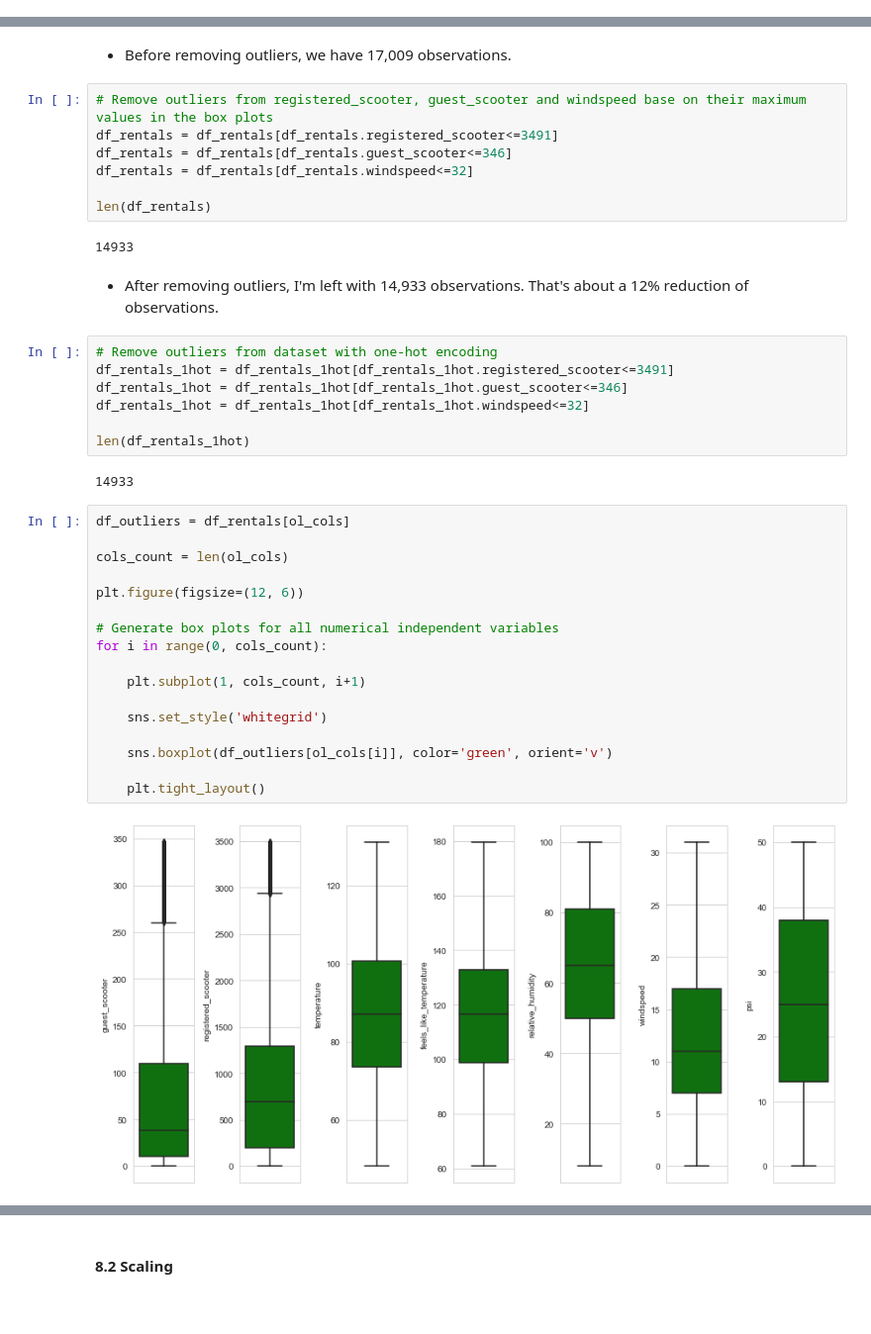
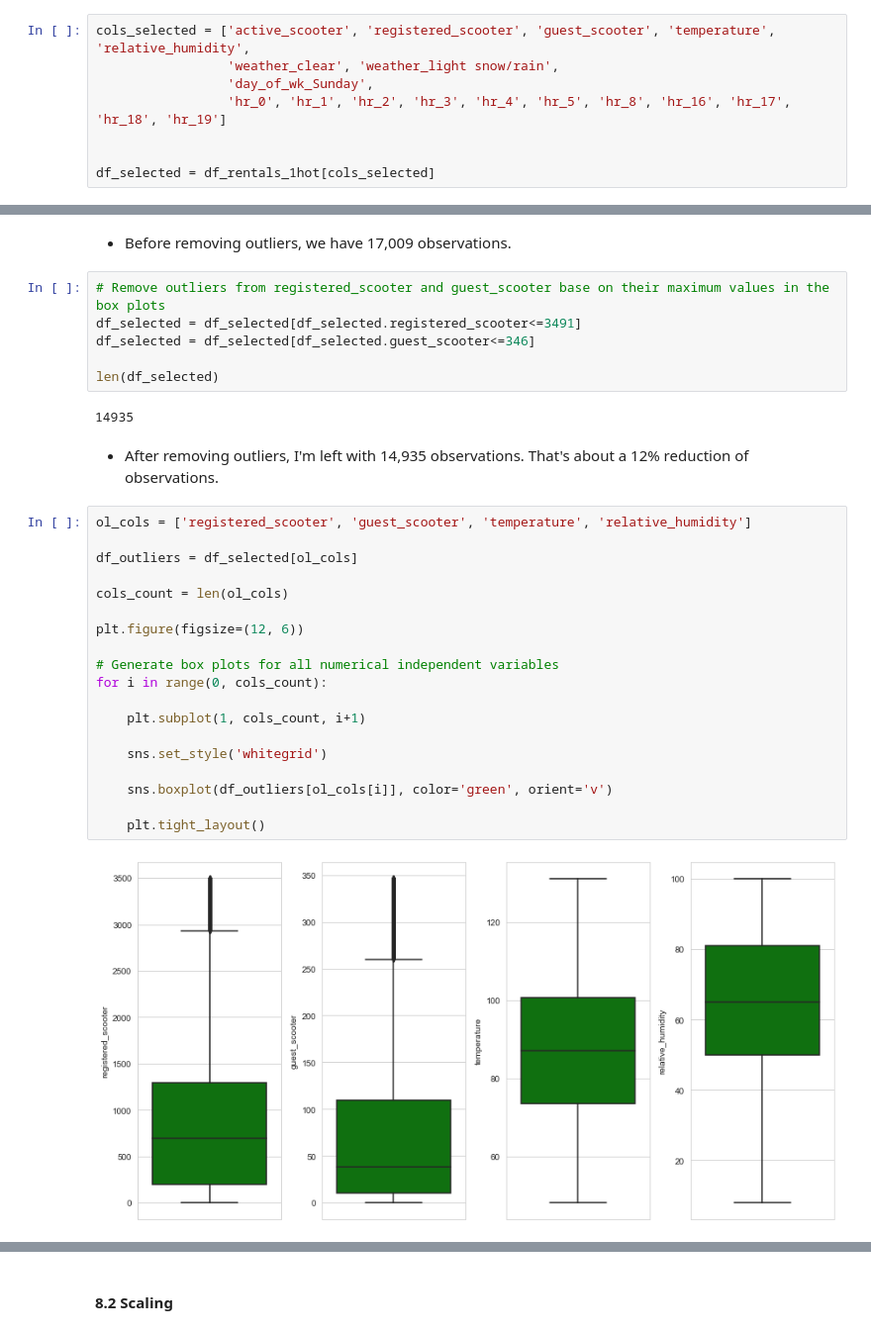
Before and after one commit to hakngrow/aice, a Jupyter notebook: eda.ipynb, the cells around one changed output, grey strips where cells are left out. Shown at 99% size. Cells and saved outputs as stored; diff of their text form; blank space fills up the shorter version.

```diff
--- a/eda.ipynb
+++ b/eda.ipynb
@@ -791,0 +869,8 @@ plt.xlabel('Hour of Day');
+# %%
+cols_selected = ['active_scooter', 'registered_scooter', 'guest_scooter', 'temperature', 'relative_humidity',
+                 'weather_clear', 'weather_light snow/rain',
+                 'day_of_wk_Sunday',
+                 'hr_0', 'hr_1', 'hr_2', 'hr_3', 'hr_4', 'hr_5', 'hr_8', 'hr_16', 'hr_17', 'hr_18', 'hr_19']
+
+
+df_selected = df_rentals_1hot[cols_selected]
@@ -805,43 +897,35 @@ len(df_rentals), len(df_rentals_1hot)
 # %% [markdown]
 - Before removing outliers, we have 17,009 observations.
 # %%
-# Remove outliers from registered_scooter, guest_scooter and windspeed base on their maximum values in the box plots
-df_rentals = df_rentals[df_rentals.registered_scooter<=3491]
-df_rentals = df_rentals[df_rentals.guest_scooter<=346]
-df_rentals = df_rentals[df_rentals.windspeed<=32]
+# Remove outliers from registered_scooter and guest_scooter base on their maximum values in the box plots
+df_selected = df_selected[df_selected.registered_scooter<=3491]
+df_selected = df_selected[df_selected.guest_scooter<=346]
 
-len(df_rentals)
+len(df_selected)
 # %% [output]
-14933
+14935
 # %% [markdown]
-- After removing outliers, I'm left with 14,933 observations.  That's about a 12% reduction of observations.
+- After removing outliers, I'm left with 14,935 observations.  That's about a 12% reduction of observations.
-# %%
-# Remove outliers from dataset with one-hot encoding
-df_rentals_1hot = df_rentals_1hot[df_rentals_1hot.registered_scooter<=3491]
-df_rentals_1hot = df_rentals_1hot[df_rentals_1hot.guest_scooter<=346]
-df_rentals_1hot = df_rentals_1hot[df_rentals_1hot.windspeed<=32]
-
-len(df_rentals_1hot)
-# %% [output]
-14933
 # %%
-df_outliers = df_rentals[ol_cols]
+ol_cols = ['registered_scooter', 'guest_scooter', 'temperature', 'relative_humidity']
+
+df_outliers = df_selected[ol_cols]
 
 cols_count = len(ol_cols)
 
 plt.figure(figsize=(12, 6))
 
 # Generate box plots for all numerical independent variables
 for i in range(0, cols_count):
 
     plt.subplot(1, cols_count, i+1)
 
     sns.set_style('whitegrid')
 
     sns.boxplot(df_outliers[ol_cols[i]], color='green', orient='v')
 
     plt.tight_layout()
 # %% [output]
-[figure, old version]
+[figure, new version]
 # %% [markdown]
 - There still exist outliers in the variables <b>guest_scooter</b> and <b>registered_scooter</b>. However, their numbers have been siginificantly reduced as evident from the length of trailing dots.
```
Also changed, not shown: parts of 20 cells of this notebook.
